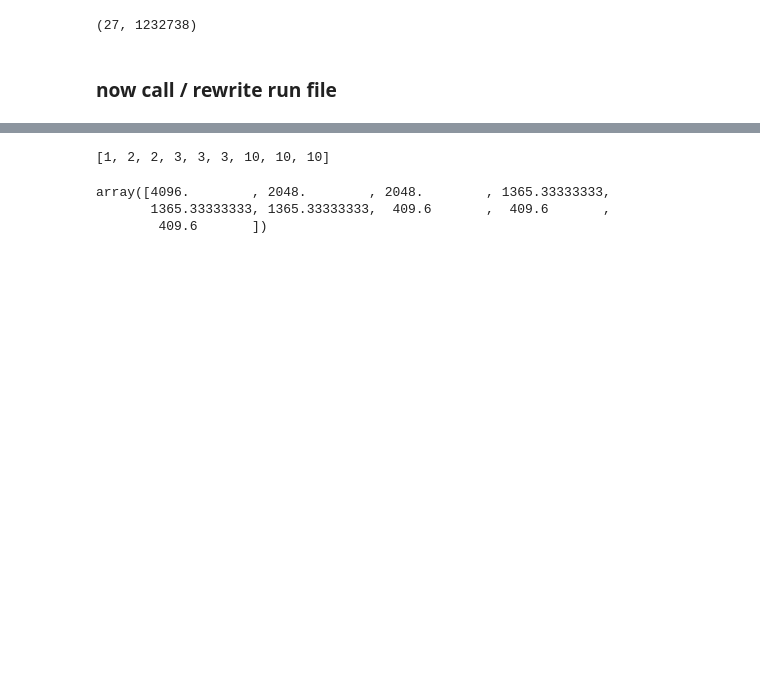
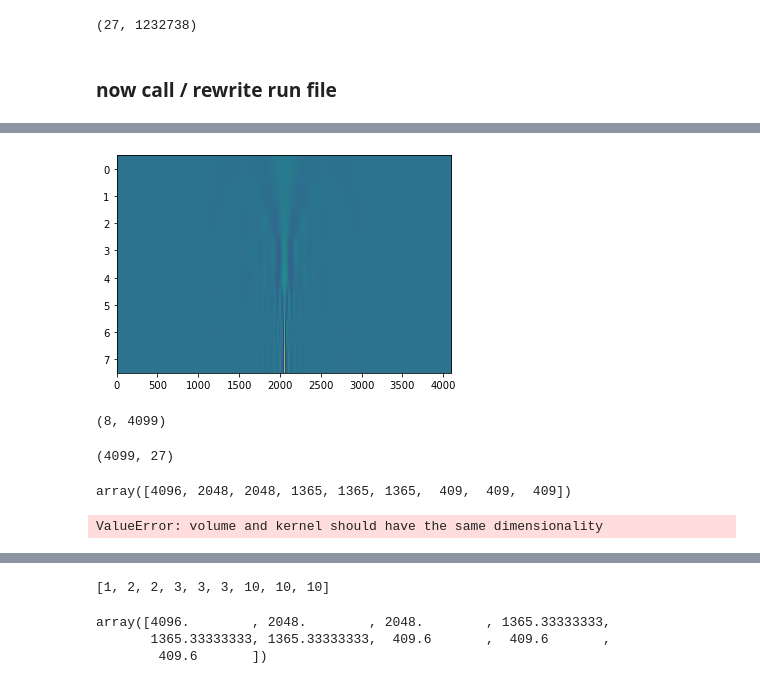
Before and after one commit to neuromodulation/icn, a Jupyter notebook: icn_m1/restructure/test_M1_pipeline.ipynb, the cells around one changed output, grey strips where cells are left out. Saved outputs shown, nothing was run; the diff lists cells and outputs as text; code cells hidden in the pictures; blank space fills up the shorter version.

```diff
--- a/icn_m1/restructure/test_M1_pipeline.ipynb
+++ b/icn_m1/restructure/test_M1_pipeline.ipynb
@@ -106,0 +104,9 @@ else:
+# %%
+# this had been necessary due to an error calculating the MNE filters in MNE
+if sf[0]>1000:
+    filter_len=sf
+else:
+    filter_len=1001
+
+# but in general, set the filter length to the sampling frequency
+filter_len = int(np.ceil(sf[0]))
@@ -121,9 +123,9 @@ settings['seglengths']
 # %% [output]
 [1, 2, 2, 3, 3, 3, 10, 10, 10]
+# %%
+fs = 4099
 # %%
-filter_fun = filter.calc_band_filters(settings['frequencyranges'], sample_rate=sf[0], filter_len=int(np.ceil(filter_len[0])))
-
-offset_start = int((sf[0]/settings['seglengths'][0]) / (sf[0]/settings['resamplingrate']))
+filter_fun = filter.calc_band_filters(settings['frequencyranges'], sample_rate=fs, filter_len=filter_len)
 # %% [output]
 No data specified. Sanity checks related to the length of the signal relative to the filter order will be skipped.
 Setting up band-pass filter from 4 - 8 Hz
@@ -210,0 +229,23 @@ arr = next(gen_)
+# %%
+plt.imshow(filter_fun, aspect='auto')
+plt.show()
+# %% [output]
+[figure, added]
+# %%
+filter_fun.shape
+# %% [output]
+(8, 4099)
+# %%
+dat_notch_filtered.shape
+# %% [output]
+(4099, 27)
+# %%
+(4096/np.array(settings["seglengths"])).astype(int)
+# %% [output]
+array([4096, 2048, 2048, 1365, 1365, 1365,  409,  409,  409])
+# %%
+dat_filt = filter.apply_filter(arr.T, sample_rate=fs, \
+                               filter_fun=filter_fun.T,
+                               line_noise=50, seglengths=(fs/np.array(settings["seglengths"])).astype(int))
+# %% [output]
+ValueError: volume and kernel should have the same dimensionality
```
Also changed, not shown: parts of 62 cells of this notebook, 9 other files.
